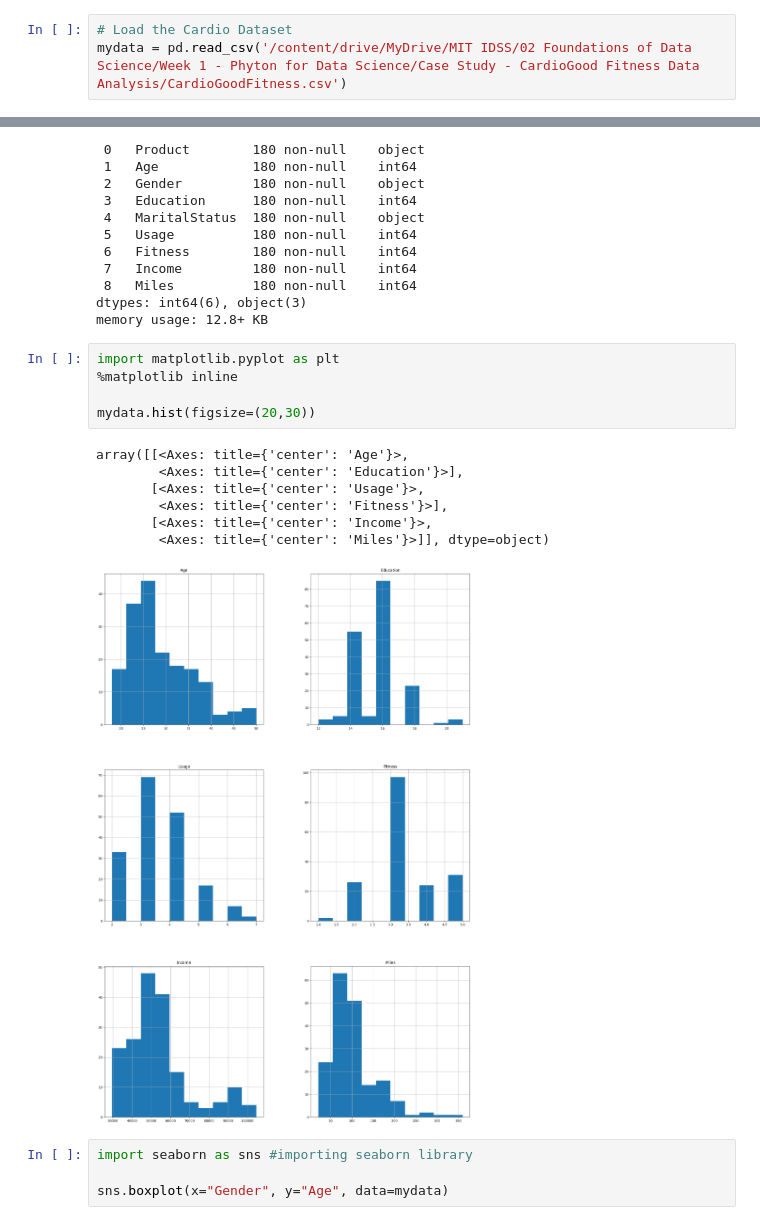
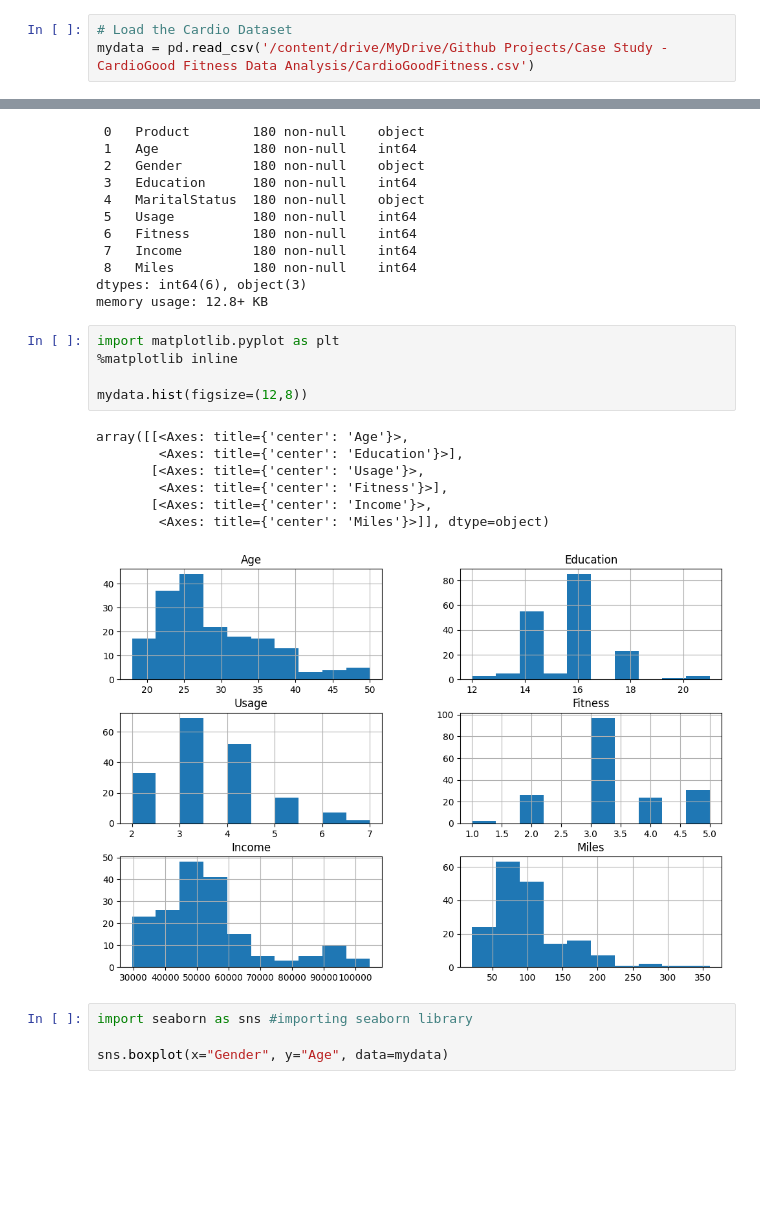
Before and after one commit to antonius-nugroho/CardioGood_Fitness, a Jupyter notebook: Notebook_CardioGood_Fitness_Data_Analysis.ipynb, the cells around one changed output, grey strips where cells are left out. Cells and saved outputs as stored; diff of their text form; blank space fills up the shorter version.

```diff
--- a/Notebook_CardioGood_Fitness_Data_Analysis.ipynb
+++ b/Notebook_CardioGood_Fitness_Data_Analysis.ipynb
@@ -28,6 +35,6 @@ Drive already mounted at /content/drive; to attempt to forcibly remount, call dr
 # %%
 # Load the Cardio Dataset
-mydata = pd.read_csv('/content/drive/MyDrive/MIT IDSS/02 Foundations of Data Science/Week 1 - Phyton for Data Science/Case Study - CardioGood Fitness Data Analysis/CardioGoodFitness.csv')
+mydata = pd.read_csv('/content/drive/MyDrive/Github Projects/Case Study - CardioGood Fitness Data Analysis/CardioGoodFitness.csv')
 # %%
 mydata.head()
 # %% [output]
@@ -74,16 +81,16 @@ memory usage: 12.8+ KB
 # %%
 import matplotlib.pyplot as plt
 %matplotlib inline
 
-mydata.hist(figsize=(20,30))
+mydata.hist(figsize=(12,8))
 # %% [output]
 array([[<Axes: title={'center': 'Age'}>,
         <Axes: title={'center': 'Education'}>],
        [<Axes: title={'center': 'Usage'}>,
         <Axes: title={'center': 'Fitness'}>],
        [<Axes: title={'center': 'Income'}>,
         <Axes: title={'center': 'Miles'}>]], dtype=object)
-[figure, old version]
+[figure, new version]
 # %%
 import seaborn as sns #importing seaborn library
 
```
Also changed, not shown: parts of 6 cells of this notebook.
